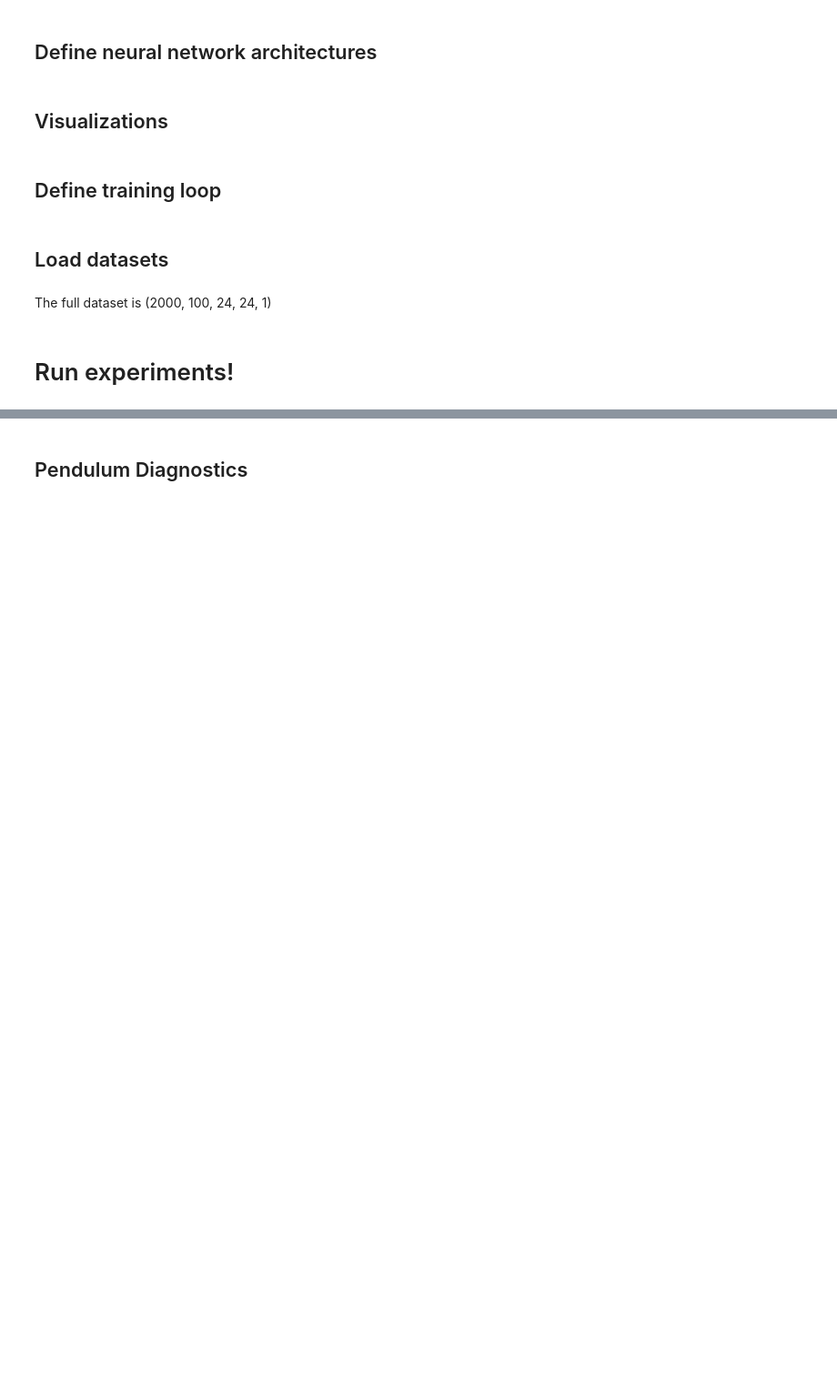
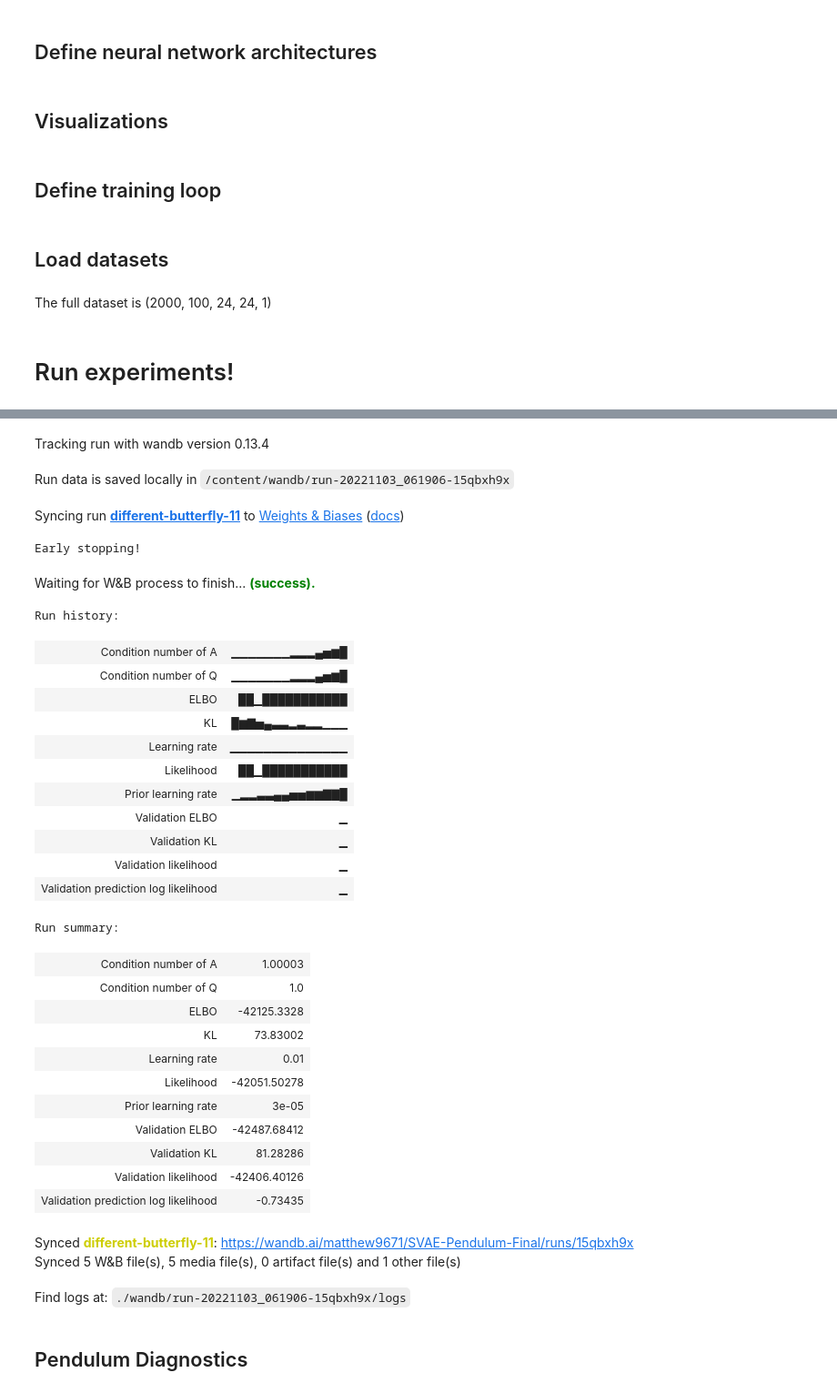
Before and after one commit to matthew9671/MattLab, a Jupyter notebook: Revisiting_SVAE.ipynb, the cells around one changed output, grey strips where cells are left out. Shown at 91% size. Saved outputs shown, nothing was run; the diff lists cells and outputs as text; code cells hidden in the pictures; blank space fills up the shorter version.

```diff
--- a/Revisiting_SVAE.ipynb
+++ b/Revisiting_SVAE.ipynb
@@ -1870,7 +1870,7 @@ class Trainer:
     def train(self, data_dict, max_iters,
               callback=None, val_callback=None,
               summary=None, key=None,
-              early_stop_start=0,
+              early_stop_start=5000,
               max_lose_streak=100):
 
         if key is None:
@@ -1939,7 +1939,7 @@ class Trainer:
             if itr >= early_stop_start:
                 if best_loss is None or curr_loss < best_loss:
                     best_itr = itr
-                    best_loss
+                    best_loss = curr_loss
                 if curr_loss > best_loss and itr - best_itr > max_lose_streak:
                     print("Early stopping!")
                     break
@@ -2129,9 +2129,9 @@ def log_to_wandb(trainer, loss_out, data_dict, grads):
         visualizations["Prior sample"] = prior_img
     # Also log the learning rates
     lr = p["learning_rate"]
-    lr = lr if isinstance(lr, int) else lr(itr)
+    lr = lr if isinstance(lr, float) else lr(itr)
     prior_lr = p["prior_learning_rate"]
-    prior_lr = prior_lr if isinstance(prior_lr, int) else prior_lr(itr)
+    prior_lr = prior_lr if isinstance(prior_lr, float) else prior_lr(itr)
 
     to_log = { "ELBO": elbo, "KL": kl, "Likelihood": ell, #"Prior graident norm": prior_grads_norm,
                "Condition number of A": A_cond_num, "Condition number of Q": Q_cond_num,
@@ -3282,7 +3282,7 @@ run_params = {
     # The only pendulum-specific entry, will be overridden by params expander
     "mask_size": 40,
     # "plot_interval": 1,
-    "mask_start": 20,#1000
+    "mask_start": 200,#1000
 }
 
 # methods = {
@@ -3302,7 +3302,7 @@ run_variations = seeds#dict_product(seeds, methods)
 # %%
 # @title Run the pendulum experiments
 jax.config.update("jax_debug_nans", True)
-jax.config.update("jax_enable_x64", False)
+jax.config.update("jax_enable_x64", True)
 
 results = experiment_scheduler(run_params,
                     #  run_variations=run_variations,
@@ -3328,9 +3328,41 @@ Base paramerters:
  'prior_base_lr': 0.01,
 ... (7 lines left out)
 ##########################################
 Loading dataset!
 Full dataset: (200, 200, 24, 24, 1)
 Subset: (100, 100, 24, 24, 1)
+Tracking run with wandb version 0.13.4
+Run data is saved locally in /content/wandb/run-20221103_061906-15qbxh9x
+Syncing run different-butterfly-11 to Weights & Biases (docs)
+Early stopping!
+Waiting for W&B process to finish... (success).
+Run history:
+| Condition number of A | ▁▁▁▁▁▁▁▂▂▂▄▅▆█ |
+| Condition number of Q | ▁▁▁▁▁▁▁▂▂▂▄▅▆█ |
+| ELBO | ██▁███████████ |
+| KL | █▆▇▅▄▃▃▂▃▂▂▁▁▁ |
+| Learning rate | ▁▁▁▁▁▁▁▁▁▁▁▁▁▁ |
+| Likelihood | ██▁███████████ |
+| Prior learning rate | ▁▂▂▃▃▄▄▅▅▆▆▇▇█ |
+| Validation ELBO | ▁ |
+| Validation KL | ▁ |
+| Validation likelihood | ▁ |
+| Validation prediction log likelihood | ▁ |
+Run summary:
+| Condition number of A | 1.00003 |
+| Condition number of Q | 1.0 |
+| ELBO | -42125.3328 |
+| KL | 73.83002 |
+| Learning rate | 0.01 |
+| Likelihood | -42051.50278 |
+| Prior learning rate | 3e-05 |
+| Validation ELBO | -42487.68412 |
+| Validation KL | 81.28286 |
+| Validation likelihood | -42406.40126 |
+| Validation prediction log likelihood | -0.73435 |
+Synced different-butterfly-11: https://wandb.ai/matthew9671/SVAE-Pendulum-Final/runs/15qbxh9x
+Synced 5 W&B file(s), 5 media file(s), 0 artifact file(s) and 1 other file(s)
+Find logs at: ./wandb/run-20221103_061906-15qbxh9x/logs
 # %% [markdown]
 ## Pendulum Diagnostics
 # %%
```
Also changed, not shown: parts of 1 cell of this notebook.
